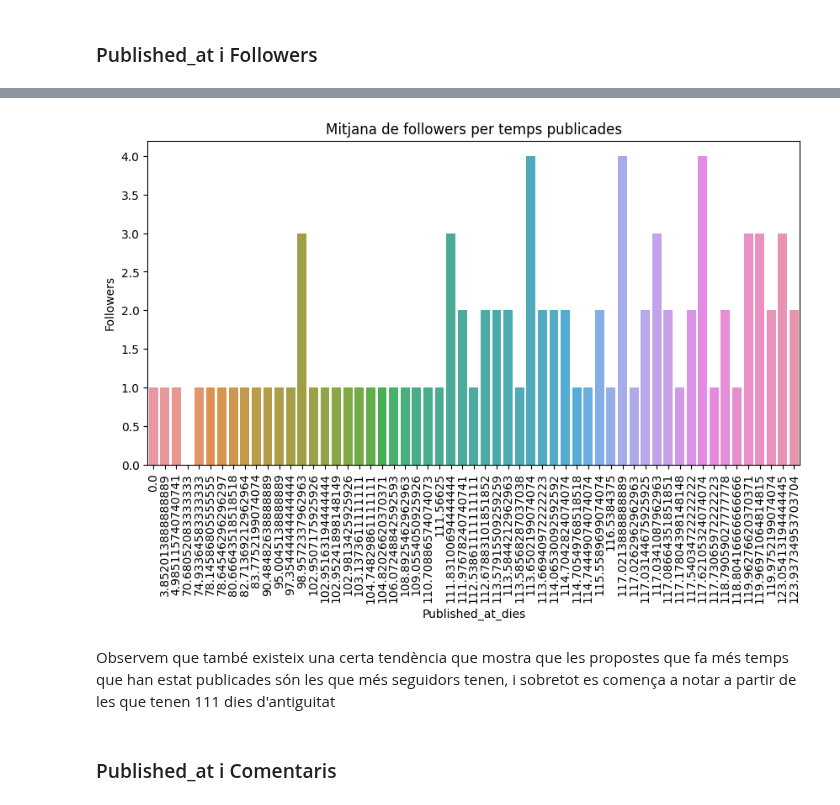
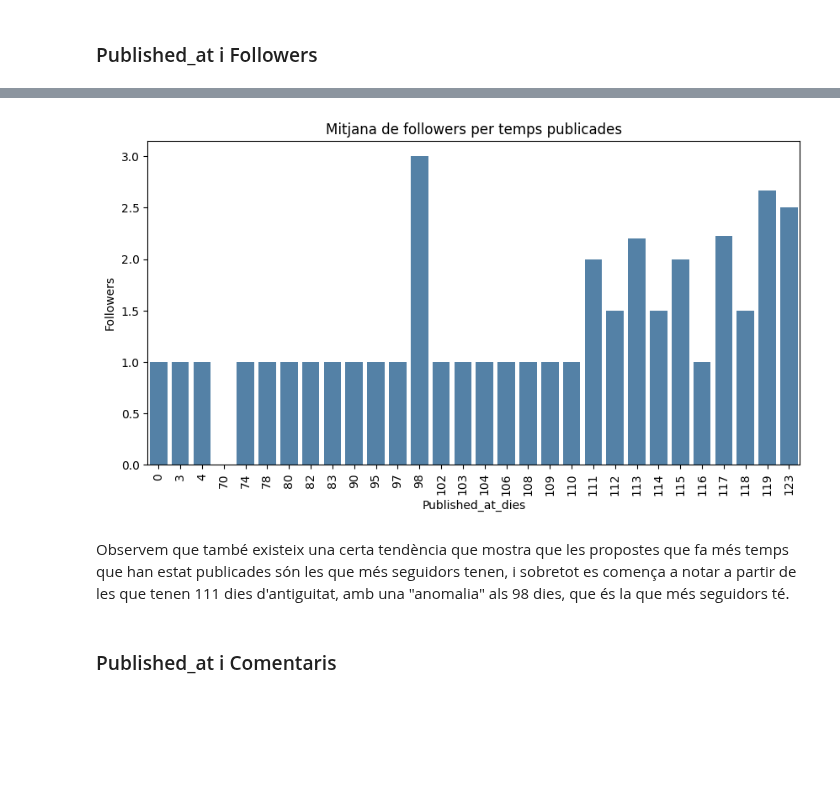
Before and after one commit to NoOPeEKS/dades-assemblea-clima, a Jupyter notebook: notebooks/exploracio_csv.ipynb, the cells around one changed output, grey strips where cells are left out. Drawn from its saved outputs; the diff is of its cells as text; code cells hidden in the pictures; blank space fills up the shorter version.

Commit message:
Canviats gràfics correlacions a través del temps

```diff
--- a/notebooks/exploracio_csv.ipynb
+++ b/notebooks/exploracio_csv.ipynb
@@ -904,16 +907,19 @@ plt.show()
 # %%
-grouped_data = df_proposals.groupby('published_at_dies')['followers'].mean().reset_index()
+grouped_data = df_proposals
+grouped_data['published_at_dies'] = grouped_data['published_at_dies'].astype(int)
+grouped_data = grouped_data.groupby('published_at_dies')['followers'].mean().reset_index()
+grouped_data = grouped_data.sort_values(by='published_at_dies')
 plt.figure(figsize=(10,5))
-sns.barplot(x='published_at_dies', y='followers', data=grouped_data)
+sns.barplot(x='published_at_dies', y='followers', data=grouped_data, color='steelblue')
 plt.title("Mitjana de followers per temps publicades")
 plt.xlabel("Published_at_dies")
 plt.ylabel("Followers")
 plt.xticks(rotation=90)
 plt.show()
 # %% [output]
-[figure, old version]
+[figure, new version]
 # %% [markdown]
-Observem que també existeix una certa tendència que mostra que les propostes que fa més temps que han estat publicades són les que més seguidors tenen, i sobretot es comença a notar a partir de les que tenen 111 dies d'antiguitat
+Observem que també existeix una certa tendència que mostra que les propostes que fa més temps que han estat publicades són les que més seguidors tenen, i sobretot es comença a notar a partir de les que tenen 111 dies d'antiguitat, amb una "anomalia" als 98 dies, que és la que més seguidors té.
 # %% [markdown]
 ### Published_at i Comentaris
 # %%
```
Also changed, not shown: parts of 8 cells of this notebook.
